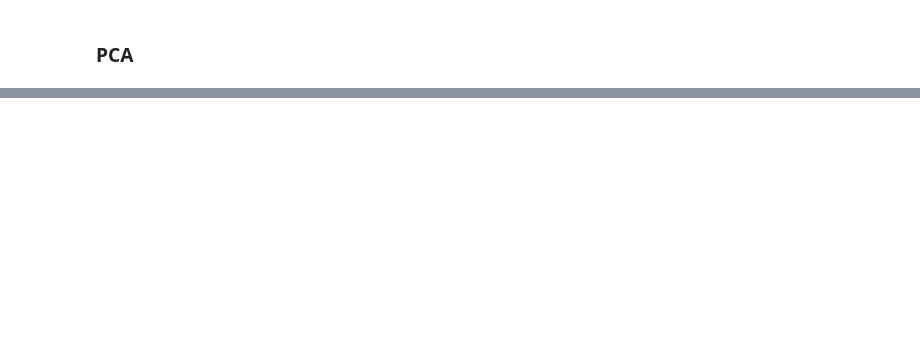
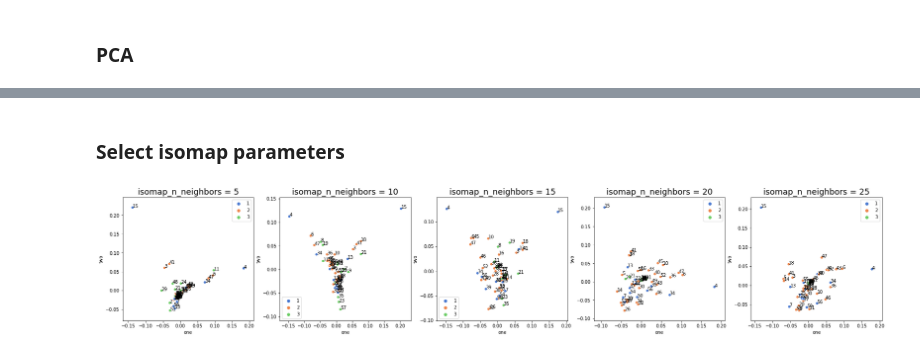
Before and after one commit to RomanKotybeev/NLP_medicine, a Jupyter notebook: rozhi1.ipynb, the cells around one changed output, grey strips where cells are left out. Saved outputs shown, nothing was run; the diff lists cells and outputs as text; code cells hidden in the pictures; blank space fills up the shorter version.

```diff
--- a/rozhi1.ipynb
+++ b/rozhi1.ipynb
@@ -529,0 +129,8 @@ for n in range(5,10):
+# %%
+df['days_groups'] = 2
+indexes = df[df['number of days']<=9].index
+df.loc[indexes, 'days_groups'] = 1
+indexes = df[df['number of days']>=13].index
+df.loc[indexes, 'days_groups'] = 3
+days_groups = df['days_groups'].values
+colors = len(set(days_groups))
@@ -529,0 +182,13 @@ for n in range(5,10):
+# %% [markdown]
+### Select isomap parameters
+# %%
+ax_list = []
+plt.figure(figsize=(30,5))
+for n in range(1,6):
+    fit = Isomap(
+        n_neighbors=n*5,
+        n_components=2)
+    title='isomap_n_neighbors = {}'.format(n*5)
+    draw_plot(fit, title, n, ax_list)
+# %% [output]
+[figure, added]
```
Also changed, not shown: parts of 61 cells of this notebook.
